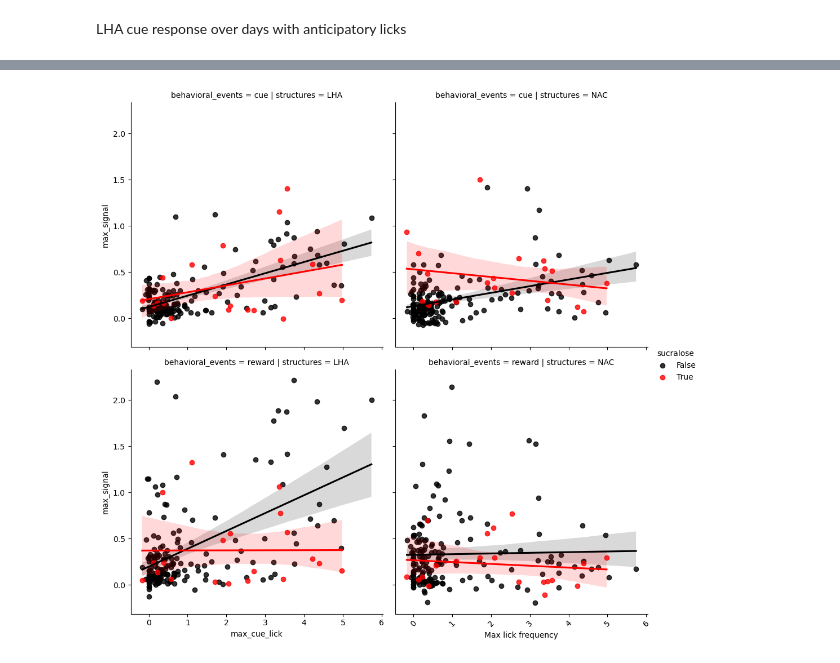
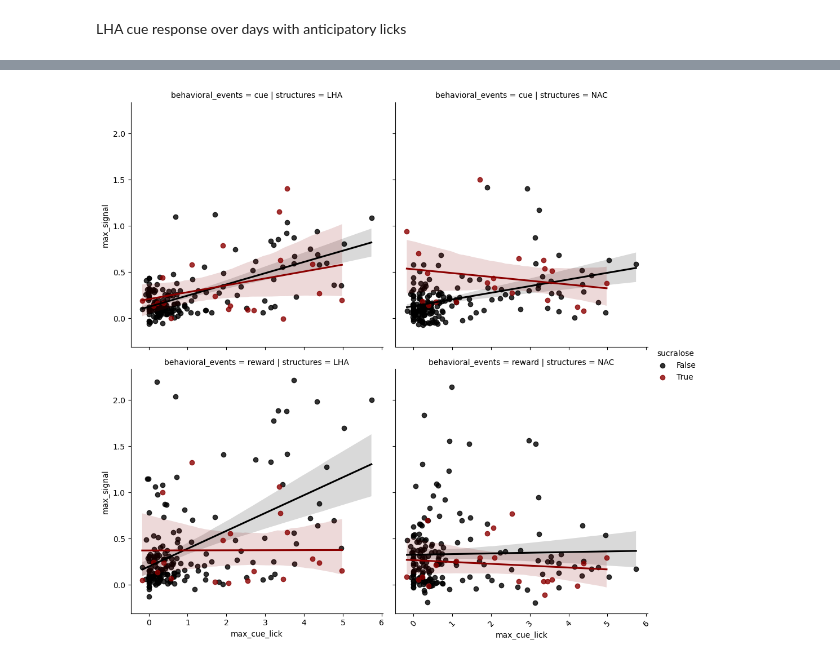
Before and after one commit to Mschaid/coral, a Jupyter notebook: notebooks/visualization.ipynb, the cells around one changed output, grey strips where cells are left out. Drawn from its saved outputs; the diff is of its cells as text; code cells hidden in the pictures.

```diff
--- a/notebooks/visualization.ipynb
+++ b/notebooks/visualization.ipynb
@@ -303,28 +274,27 @@ plt.show()
 # %%
-
 
 
 combined_anticipatory_data = (fp_anticipatory
                  .join(grouped_baseline_al, on = ['subject', 'date']).sort('date')
                 #  .filter(pl.col('date')>filter_date)
                 )
-
-
 
 sns.lmplot(data=combined_anticipatory_data,
            x='max_cue_lick',
             y = 'max_signal',
             col = 'structures',
             col_order = ['LHA', 'NAC'],
             row = 'behavioral_events',
             row_order = ['cue', 'reward'],
             hue = 'sucralose',
-            palette=['black', 'red']
+            palette=['black', 'darkred'],
+            facet_kws = {
+                'sharex':True,
+                'sharey':True
+            }
+
             )
 plt.xticks(rotation=45)
-plt.ylabel('Max LHA Dopamine')
-plt.xlabel('Max lick frequency')
-# .title('Cue Evoked Max LHA Dopamine vs Max Lick Frequency')
 sns.despine()
 # %% [output]
-[figure, old version]
+[figure, new version]
```
Also changed, not shown: parts of 15 cells of this notebook.
